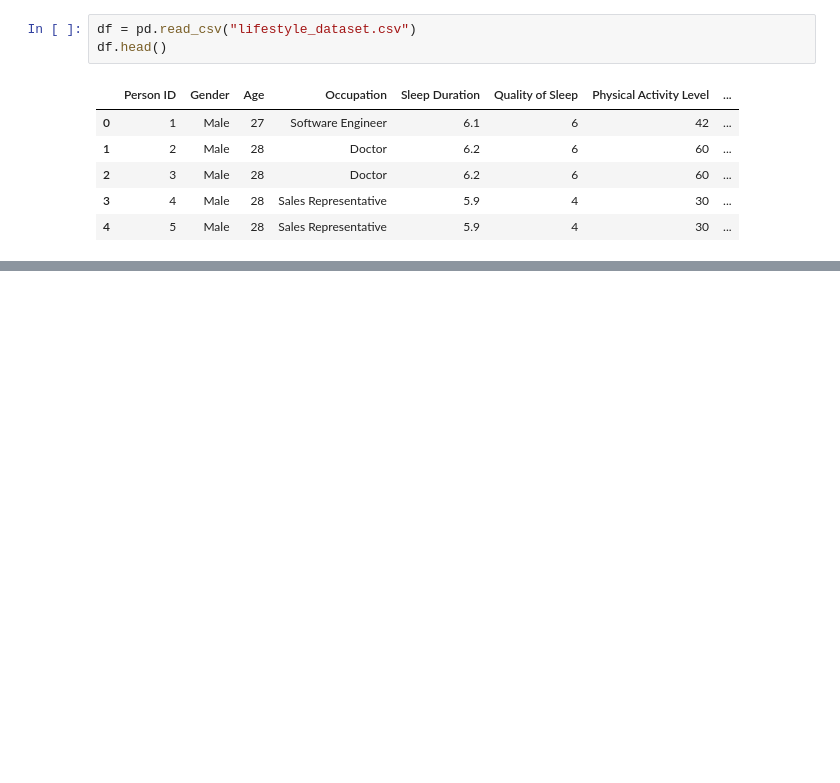
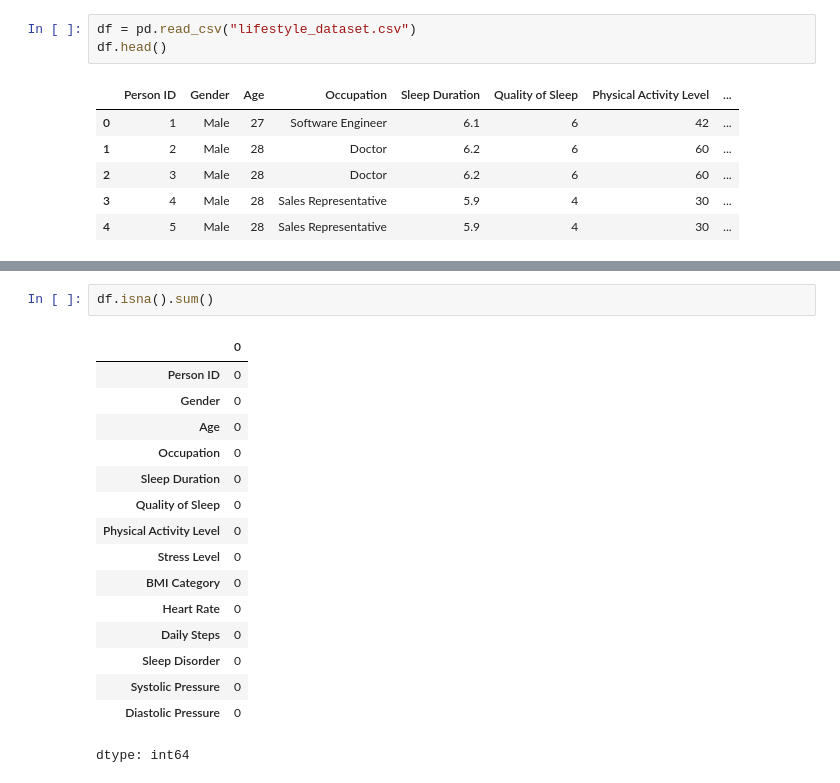
Before and after one commit to Venura-Shiromal/Ai-session-term1, a Jupyter notebook: AI_MachineLearning/Stress Predicition/StressPrediction_CatBoost.ipynb, the cells around one changed output, grey strips where cells are left out. Drawn from its saved outputs; the diff is of its cells as text; blank space fills up the shorter version.

```diff
--- a/AI_MachineLearning/Stress Predicition/StressPrediction_CatBoost.ipynb
+++ b/AI_MachineLearning/Stress Predicition/StressPrediction_CatBoost.ipynb
@@ -40,0 +89,19 @@ df.head()
+# %%
+df.isna().sum()
+# %% [output]
+|  | 0 |
+| Person ID | 0 |
+| Gender | 0 |
+| Age | 0 |
+| Occupation | 0 |
+| Sleep Duration | 0 |
+| Quality of Sleep | 0 |
+| Physical Activity Level | 0 |
+| Stress Level | 0 |
+| BMI Category | 0 |
+| Heart Rate | 0 |
+| Daily Steps | 0 |
+| Sleep Disorder | 0 |
+| Systolic Pressure | 0 |
+| Diastolic Pressure | 0 |
+dtype: int64
```
Also changed, not shown: parts of 21 cells of this notebook.
